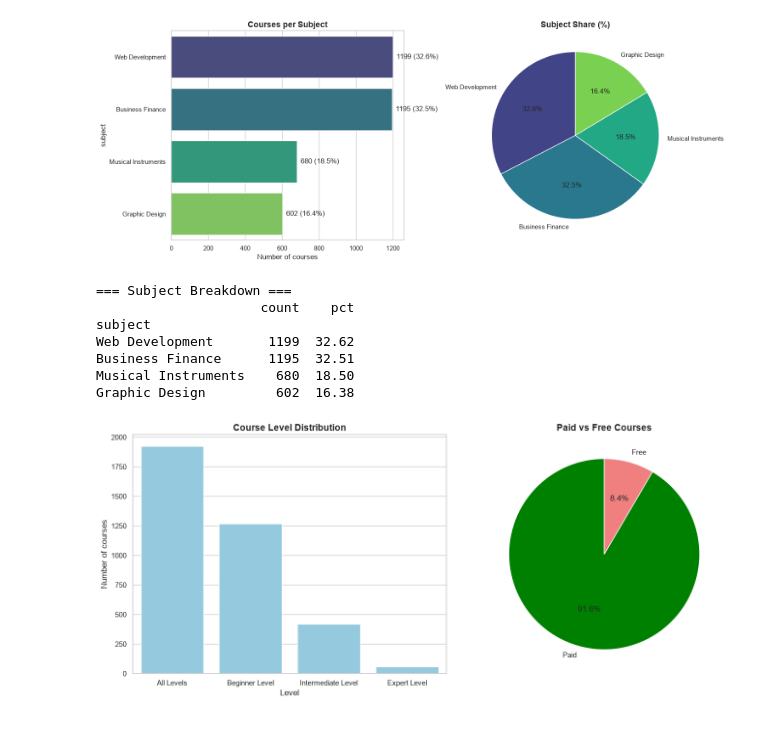
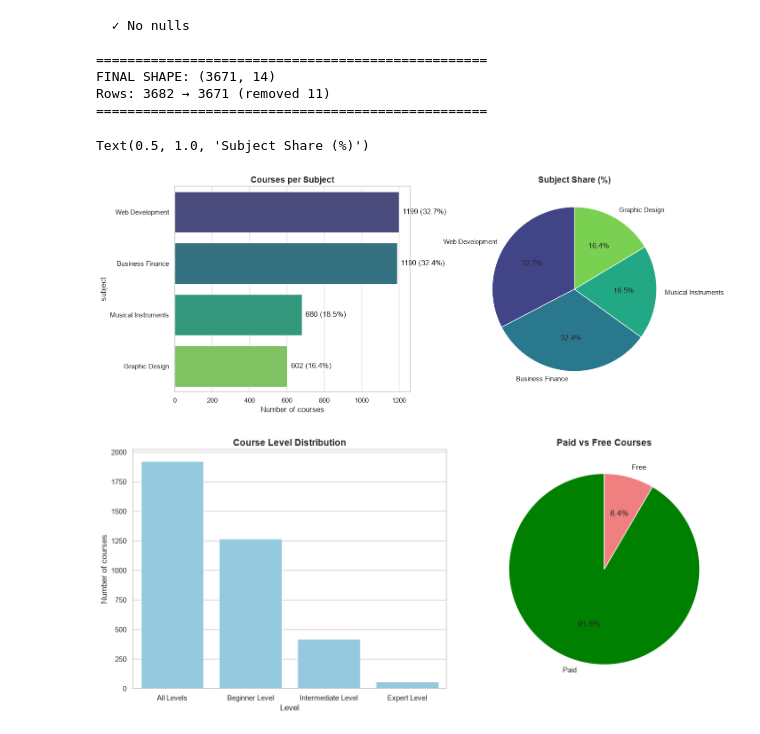
Before and after one commit to abdelqader-lab/DAN-UdemyCoursesDataset, a Jupyter notebook: udemy_analysis v2 .ipynb, the cells around one changed output. Saved outputs shown, nothing was run; the diff lists cells and outputs as text; code cells hidden in the pictures.

```diff
--- a/udemy_analysis v2 .ipynb
+++ b/udemy_analysis v2 .ipynb
@@ -314,6 +264,23 @@ Basic stats:
 | duration_minutes | 3671.0 | NaN | NaN | NaN | 245.923182 | 8.0 | 60.0 | 120.0 | 270.0 | 4710.0 | 363.496644 |
 | year | 3676.0 | NaN | NaN | NaN | 2015.432807 | 2011.0 | 2015.0 | 2016.0 | 2016.0 | 2017.0 | 1.185215 |
 | month | 3676.0 | NaN | NaN | NaN | 6.165125 | 1.0 | 3.0 | 6.0 | 9.0 | 12.0 | 3.378555 |
+# %%
+df = df.dropna(subset=["duration_minutes"]).reset_index(drop=True)
+print(df.isnull().sum()[df.isnull().sum() > 0] if df.isnull().sum().sum() else "  ✓ No nulls")
+log["final"] = len(df)# to sure you have the final number of rows after cleaning
+print("\n" + "=" * 50)
+print(f"FINAL SHAPE: {df.shape}")
+print(f"Rows: {log['initial']} → {log['final']} (removed {log['initial'] - log['final']})")
+print("=" * 50)
+#ask your operator ?
+#why 11? =5+6=11
+# %% [output]
+  ✓ No nulls
+
+==================================================
+FINAL SHAPE: (3671, 14)
+Rows: 3682 → 3671 (removed 11)
+==================================================
 # %%
 ## 📊 Exploratory Data Analysis
 # We now explore:
@@ -325,53 +292,22 @@ Basic stats:
 # %%
 # 1. Subject distribution
 fig, axes = plt.subplots(1, 2, figsize=(15, 6))
 
 sub_counts = df["subject"].value_counts()
 sub_pct    = df["subject"].value_counts(normalize=True) * 100
 
 sns.countplot(data=df, y="subject", order=sub_counts.index, ax=axes[0], palette="viridis")
 axes[0].set_title("Courses per Subject")
 axes[0].set_xlabel("Number of courses")
 for i, v in enumerate(sub_counts.values):
     axes[0].text(v + 20, i, f"{v} ({sub_pct.values[i]:.1f}%)", va='center')
 
 axes[1].pie(sub_pct, labels=sub_pct.index, autopct="%1.1f%%",
             startangle=90, colors=sns.color_palette("viridis", len(sub_pct)))
 axes[1].set_title("Subject Share (%)")
-# 1. Subject distribution
-fig, axes = plt.subplots(1, 2, figsize=(15, 6))
-
-sub_counts = df["subject"].value_counts()
-sub_pct    = df["subject"].value_counts(normalize=True) * 100
-
-sns.countplot(data=df, y="subject", order=sub_counts.index, ax=axes[0], palette="viridis")
-axes[0].set_title("Courses per Subject")
-axes[0].set_xlabel("Number of courses")
-for i, v in enumerate(sub_counts.values):
-    axes[0].text(v + 20, i, f"{v} ({sub_pct.values[i]:.1f}%)", va='center')
-
-axes[1].pie(sub_pct, labels=sub_pct.index, autopct="%1.1f%%",
-            startangle=90, colors=sns.color_palette("viridis", len(sub_pct)))
-axes[1].set_title("Subject Share (%)")
-
-save_fig("subject_distribution")
-
-# === طباعة الأرقام الحقيقية للـ insights ===
-print("\n=== Subject Breakdown ===")
-print(pd.DataFrame({"count": sub_counts, "pct": sub_pct.round(2)}))
-save_fig("subject_distribution")
-
-print("\n=== Subject Breakdown ===")
-print(pd.DataFrame({"count": sub_counts, "pct": sub_pct.round(2)}))
 # %% [output]
+Text(0.5, 1.0, 'Subject Share (%)')
-[figure, old version]
+[figure, new version]
-=== Subject Breakdown ===
-                     count    pct
-subject
-Web Development       1199  32.62
-Business Finance      1195  32.51
-Musical Instruments    680  18.50
-Graphic Design         602  16.38
 # %%
 # 2.Level & paid distribution
 fig, axes = plt.subplots(1, 2, figsize=(14,6))
```
Also changed, not shown: parts of 11 cells of this notebook.
